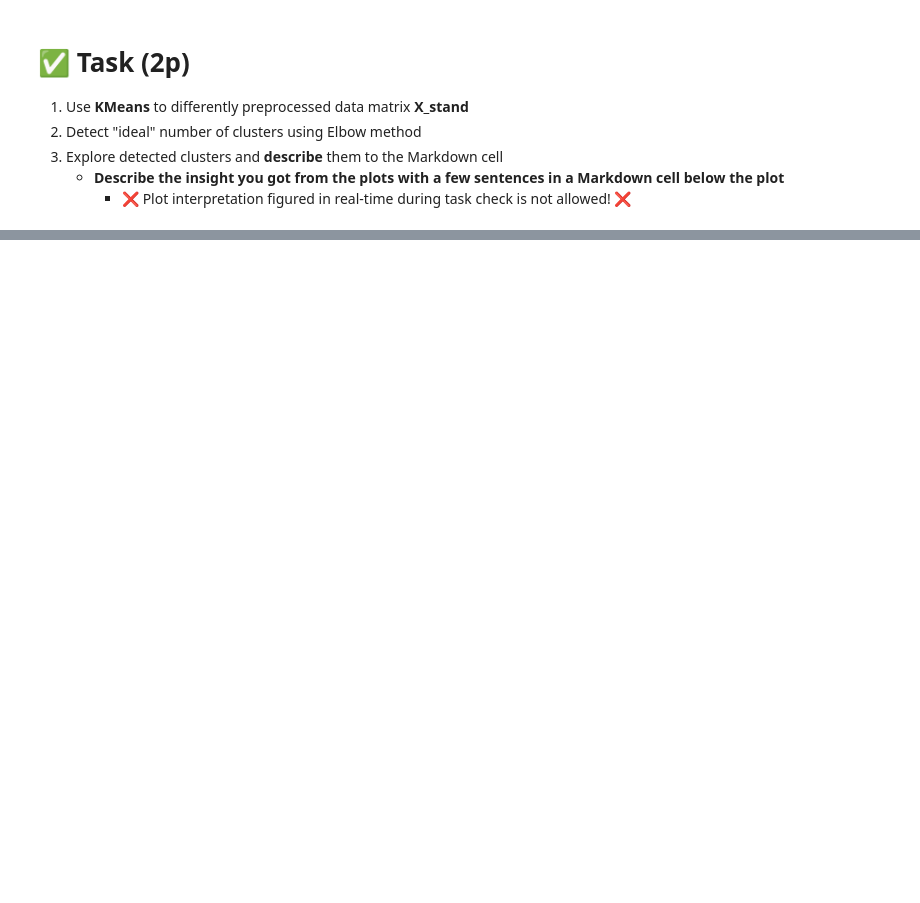
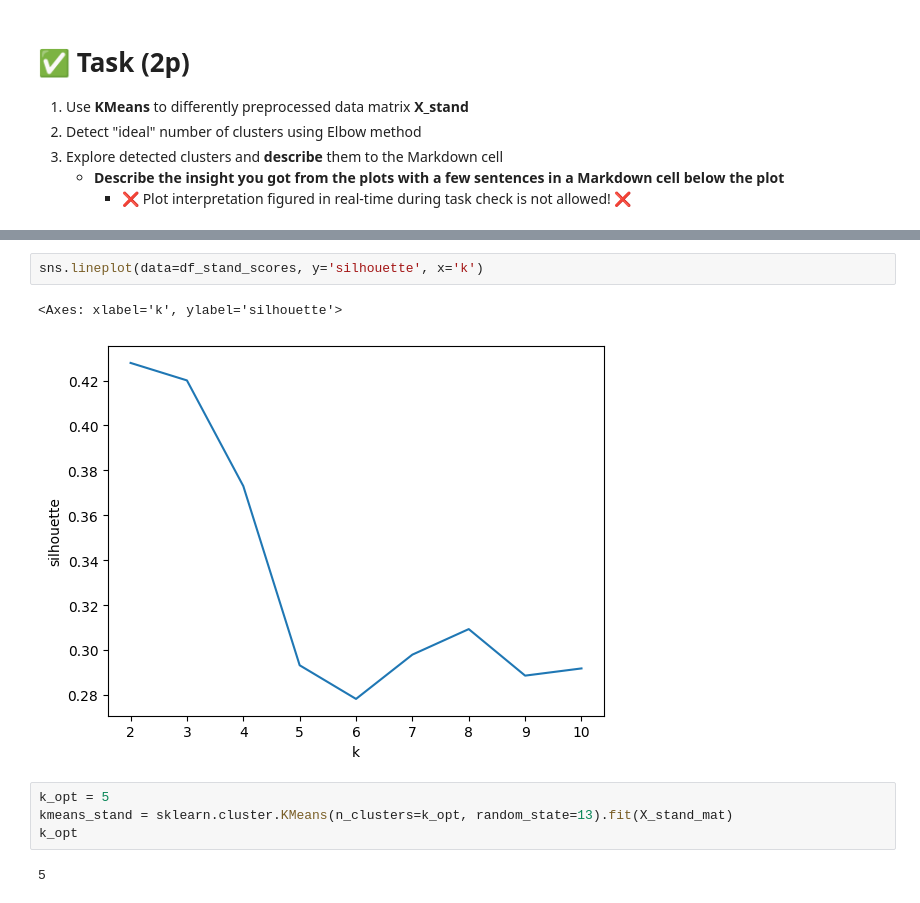
Before and after one commit to DastanJin/ZSU, a Jupyter notebook: fml_04.ipynb, the cells around one changed output, grey strips where cells are left out. Saved outputs shown, nothing was run; the diff lists cells and outputs as text; blank space fills up the shorter version.

```diff
--- a/fml_04.ipynb
+++ b/fml_04.ipynb
@@ -563,0 +608,11 @@ X_stand.describe()
+# %%
+sns.lineplot(data=df_stand_scores, y='silhouette', x='k')
+# %% [output]
+<Axes: xlabel='k', ylabel='silhouette'>
+[figure, added]
+# %%
+k_opt = 5
+kmeans_stand = sklearn.cluster.KMeans(n_clusters=k_opt, random_state=13).fit(X_stand_mat)
+k_opt
+# %% [output]
+5
```
Also changed, not shown: parts of 19 cells of this notebook.
